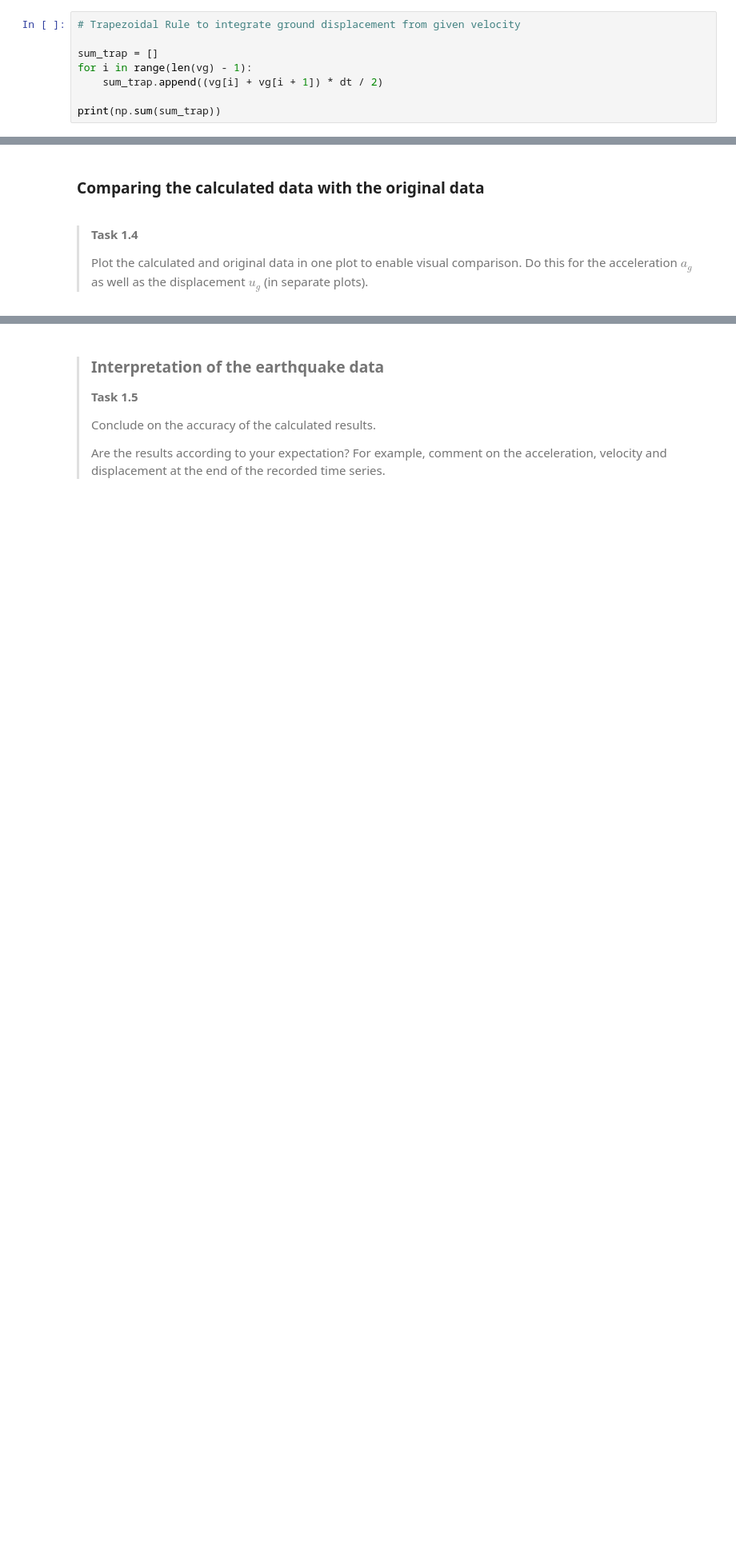
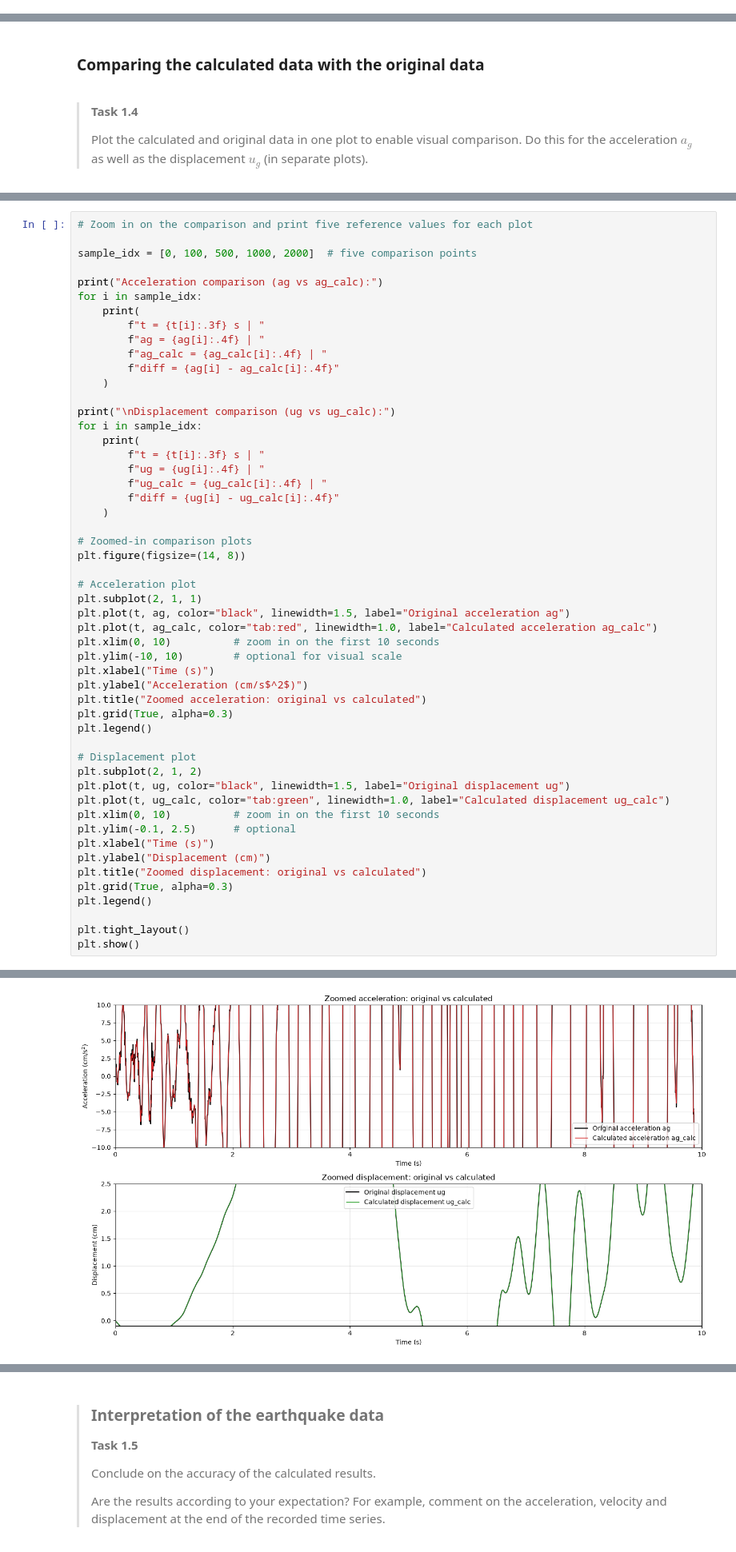
Before and after one commit to AleMarte2004/Group_Assignment_1.2, a Jupyter notebook: 1Ddynamics.ipynb, the cells around one changed output, grey strips where cells are left out. Shown at 80% size. Cells and saved outputs as stored; diff of their text form; blank space fills up the shorter version.

```diff
--- a/1Ddynamics.ipynb
+++ b/1Ddynamics.ipynb
@@ -135,11 +143,3 @@ plt.show();
 >
 ></p>
 ></div>
-# %%
-# Trapezoidal Rule to integrate ground displacement from given velocity
-
-sum_trap = []
-for i in range(len(vg) - 1):
-    sum_trap.append((vg[i] + vg[i + 1]) * dt / 2)
-
-print(np.sum(sum_trap))
@@ -185,0 +199,53 @@ plt.show()
+# %%
+# Zoom in on the comparison and print five reference values for each plot
+
+sample_idx = [0, 100, 500, 1000, 2000]  # five comparison points
+
+print("Acceleration comparison (ag vs ag_calc):")
+for i in sample_idx:
+    print(
+        f"t = {t[i]:.3f} s | "
+        f"ag = {ag[i]:.4f} | "
+        f"ag_calc = {ag_calc[i]:.4f} | "
+        f"diff = {ag[i] - ag_calc[i]:.4f}"
+    )
+
+print("\nDisplacement comparison (ug vs ug_calc):")
+for i in sample_idx:
+    print(
+        f"t = {t[i]:.3f} s | "
+        f"ug = {ug[i]:.4f} | "
+        f"ug_calc = {ug_calc[i]:.4f} | "
+        f"diff = {ug[i] - ug_calc[i]:.4f}"
+    )
+
+# Zoomed-in comparison plots
+plt.figure(figsize=(14, 8))
+
+# Acceleration plot
+plt.subplot(2, 1, 1)
+plt.plot(t, ag, color="black", linewidth=1.5, label="Original acceleration ag")
+plt.plot(t, ag_calc, color="tab:red", linewidth=1.0, label="Calculated acceleration ag_calc")
+plt.xlim(0, 10)          # zoom in on the first 10 seconds
+plt.ylim(-10, 10)        # optional for visual scale
+plt.xlabel("Time (s)")
+plt.ylabel("Acceleration (cm/s$^2$)")
+plt.title("Zoomed acceleration: original vs calculated")
+plt.grid(True, alpha=0.3)
+plt.legend()
+
+# Displacement plot
+plt.subplot(2, 1, 2)
+plt.plot(t, ug, color="black", linewidth=1.5, label="Original displacement ug")
+plt.plot(t, ug_calc, color="tab:green", linewidth=1.0, label="Calculated displacement ug_calc")
+plt.xlim(0, 10)          # zoom in on the first 10 seconds
+plt.ylim(-0.1, 2.5)      # optional
+plt.xlabel("Time (s)")
+plt.ylabel("Displacement (cm)")
+plt.title("Zoomed displacement: original vs calculated")
+plt.grid(True, alpha=0.3)
+plt.legend()
+
+plt.tight_layout()
+plt.show()
+# %% [output]
@@ -185,0 +265 @@ plt.show()
+[figure, added]
```
Also changed, not shown: parts of 15 cells of this notebook.
